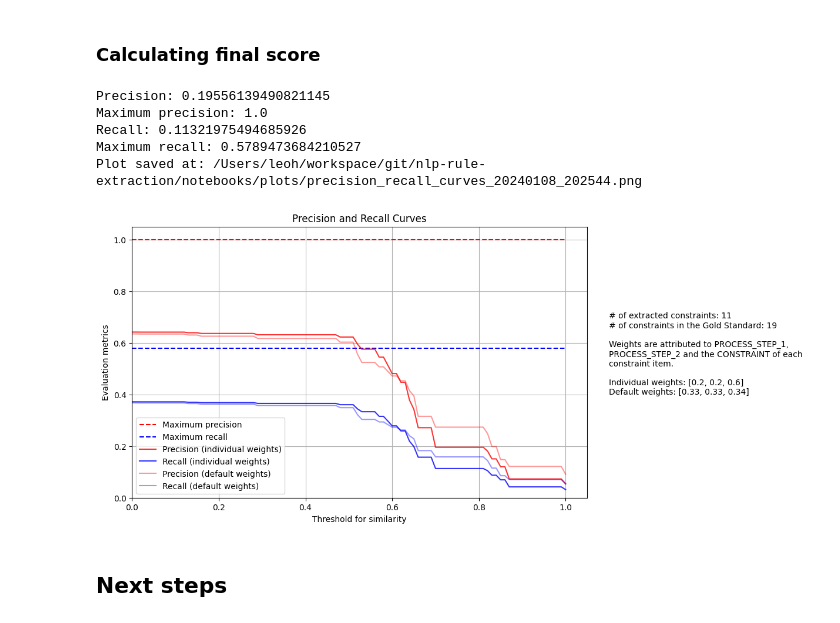
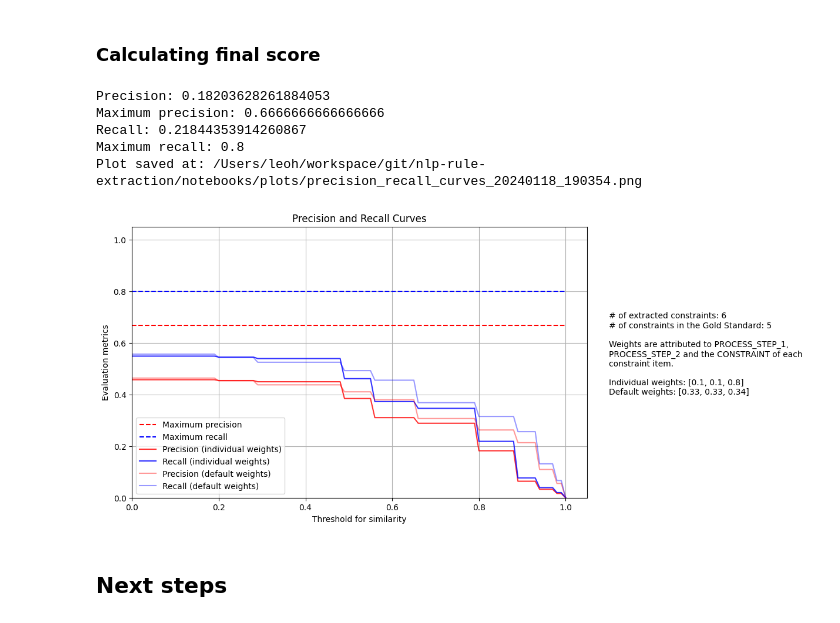
Before and after one commit to holzhauerL/nlp-rule-extraction, a Jupyter notebook: notebooks/pipeline.ipynb, the cells around one changed output. Saved outputs shown, nothing was run; the diff lists cells and outputs as text; code cells hidden in the pictures.

```diff
--- a/notebooks/pipeline.ipynb
+++ b/notebooks/pipeline.ipynb
@@ -321,3 +319,20 @@ constraints_dummy_cdm = {
+# %%
+constraints_dummy_cdm = {
+    # Exact match
+    "c1": "({check project type}, {check connection type}, {directly follows}, {project type == new installation OR project type == replacing existing fossil-fuel-fired generation})",
+    # Close match
+    "c2": "({check power plant type}, {check hydro power plant}, {directly follows}, {power plant type == hydro power})",
+    # No match
+    "c3": "({check combustion}, {check emissions}, {directly follows}, {fuel == coal})"
+}
+constraints_dummy_cdm = {
+    'c1': '({check transport mode}, {check project type}, {directly follows}, {transport_mode == cable_car})',
+    'c2': '({check project type}, {verify road accessibility}, {directly follows}, {project_type == new_construction})',
+    'c3': '({verify road accessibility}, {assess fuel type}, {directly follows}, {accessibility == accessible_by_road})',
+    'c4': '({assess fuel type}, {evaluate baseline scenario}, {directly follows}, {fuel_type in [electricity, gaseous_fossil, liquid_fossil, bio_fuel_blend]})',
+    'c5': '({evaluate baseline scenario}, {check emission reduction measures}, {directly follows}, {baseline_scenario == represents_continuation_of_current_transport_system})',
+    'c6': '({check emission reduction measures}, {apply methodology}, {directly follows}, {emission_reduction <= 60})'
+  }
 # %% [markdown]
 ## Evaluation
 #### Tasks:
@@ -357,0 +343,5 @@ constraints_gs_cdm
+# %%
+
+# Transform content to dictionary
+constraints_gs_cdm = cnstrnts_gs(file_paths_output[cdm_03])
+constraints_gs_cdm
@@ -428,14 +403,14 @@ matches_constraints
 # %% [markdown]
 ### Calculating final score
 # %%
-evlt_prec_rec(constraints_dummy_cdm, constraints_gs_cdm, matches_step_1, matches_step_2, matches_constraints, individual_weights=True, weights=[0.2, 0.2, 0.6], hard_cut=True, threshold=0.8, plot_curves=True)
+evlt_prec_rec(constraints_dummy_cdm, constraints_gs_cdm, matches_step_1, matches_step_2, matches_constraints, individual_weights=True, weights=[0.1, 0.1, 0.8], hard_cut=True, threshold=0.8, plot_curves=True)
 # %% [output]
-Precision: 0.19556139490821145
-Maximum precision: 1.0
-Recall: 0.11321975494685926
-Maximum recall: 0.5789473684210527
-Plot saved at: /Users/leoh/workspace/git/nlp-rule-extraction/notebooks/plots/precision_recall_curves_20240108_202544.png
+Precision: 0.18203628261884053
+Maximum precision: 0.6666666666666666
+Recall: 0.21844353914260867
+Maximum recall: 0.8
+Plot saved at: /Users/leoh/workspace/git/nlp-rule-extraction/notebooks/plots/precision_recall_curves_20240118_190354.png
-[figure, old version]
+[figure, new version]
 # %% [markdown]
 ## Next steps
 # %% [markdown]
```
Also changed, not shown: parts of 9 cells of this notebook, 7 other files.
